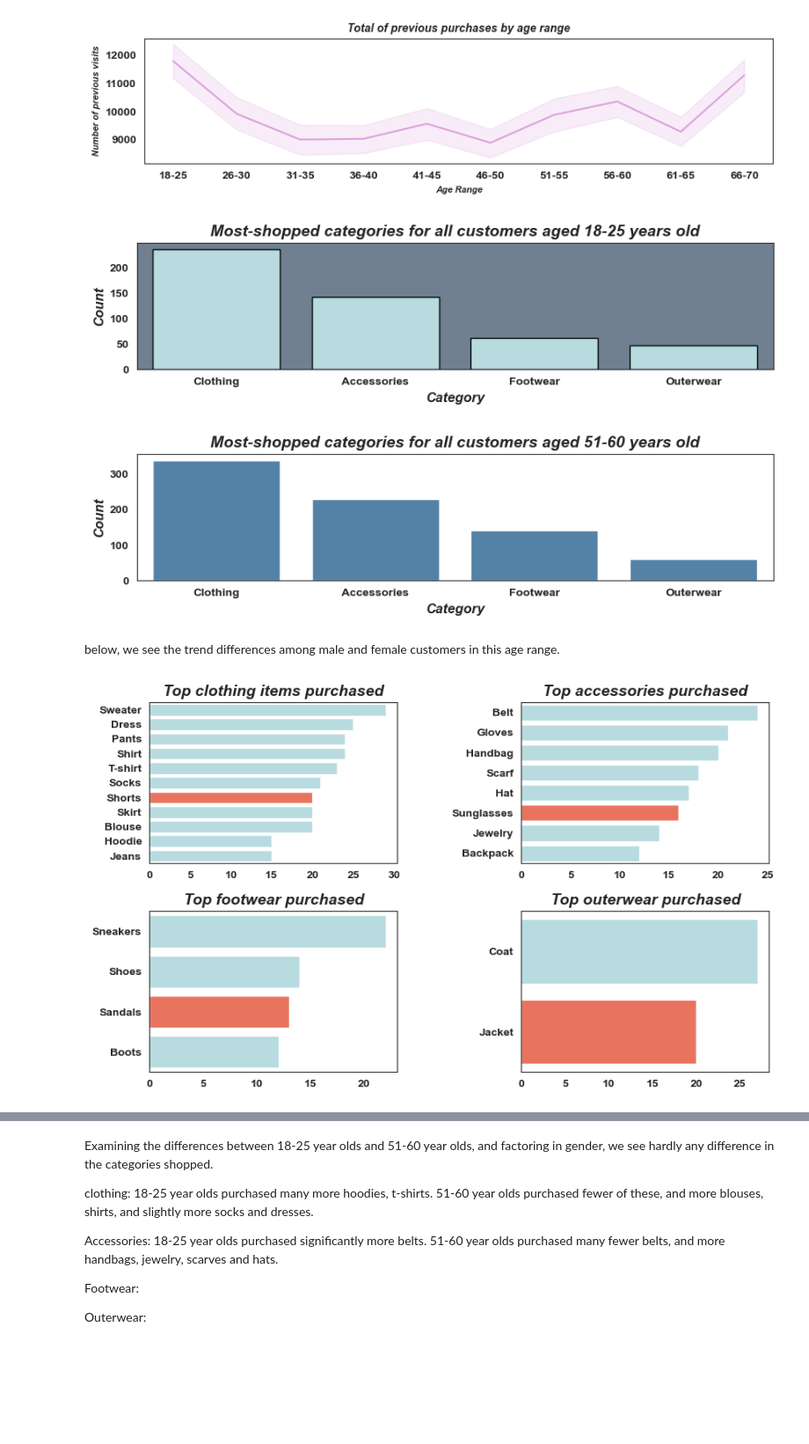
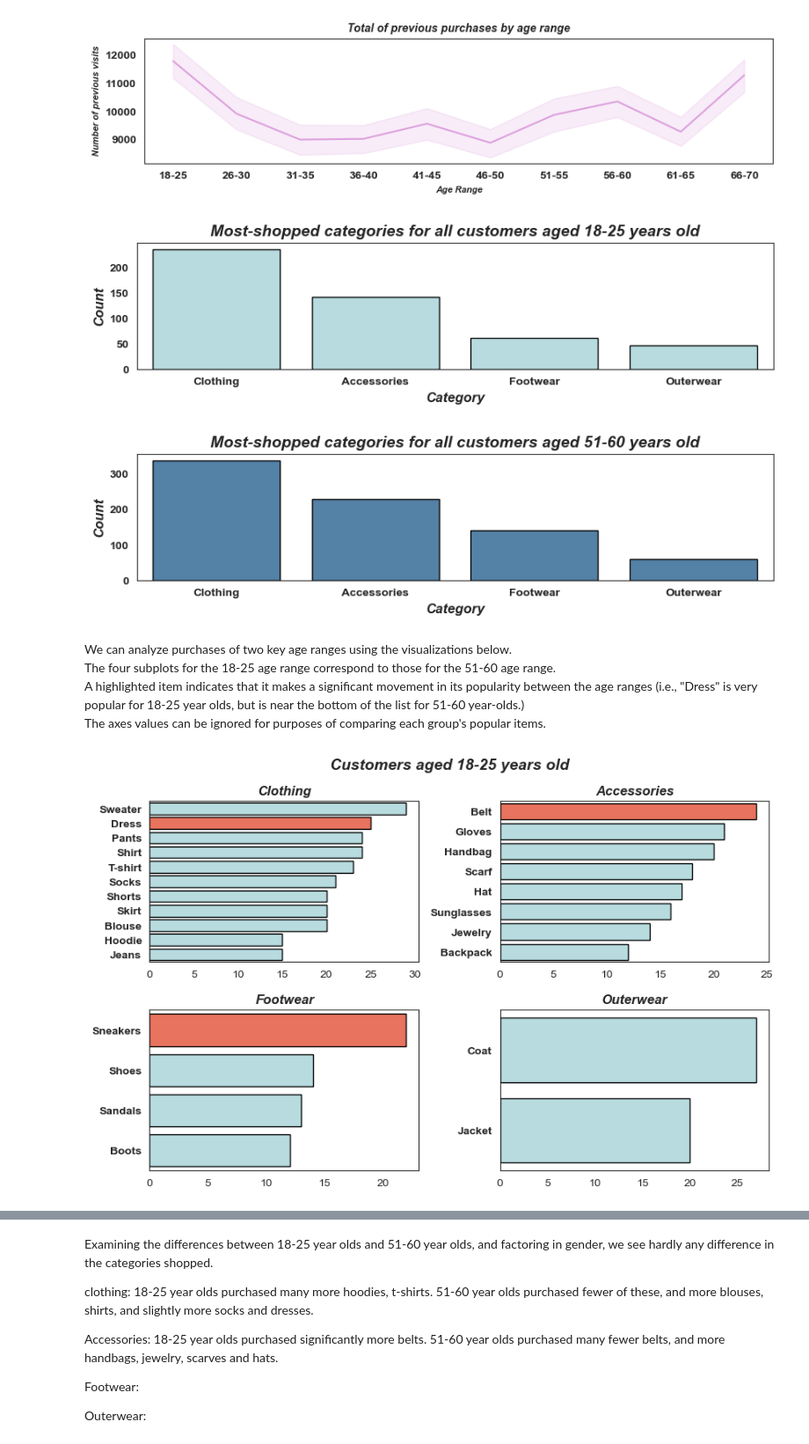
Before and after one commit to molly777yllom/DataDive3_DATA3500, a Jupyter notebook: shopping_trends.ipynb, the cells around one changed output, grey strips where cells are left out. Shown at 88% size. Saved outputs shown, nothing was run; the diff lists cells and outputs as text; code cells hidden in the pictures; blank space fills up the shorter version.

```diff
--- a/shopping_trends.ipynb
+++ b/shopping_trends.ipynb
@@ -316,10 +324,11 @@ category_percentage.columns = ['Category', 'Percentage']
 f, ax = plt.subplots(figsize=(10, 2))  # set up plot and styles
 plt.subplots_adjust(hspace=0.3, wspace=0.5)
 sns.set_style('white')
-sns.barplot(x="Category", y="Percentage", data=category_percentage, color='springgreen', ax=ax)  # create the plot
-ax.set_title('Percentage of total purchases, by category', fontsize=14, weight='bold', style='italic', y=1)  # set overall plot title
-ax.set_xlabel('Category', weight='bold', style='italic', size=12)# set y label
-ax.set_ylabel('Percentage of Purchases', weight='bold', style='italic', size=12)  # set x label
+sns.barplot(x="Category", y="Percentage", data=category_percentage, color='springgreen', edgecolor='black', ax=ax)  # create the plot
+ax.set_title('Most-shopped categories', fontsize=12, weight='bold', style='italic', y=1)  # set overall plot title
+ax.set_xlabel('Category', weight='bold', style='italic', size=10)# set y label
+ax.set_ylabel('Percentage\nof all\npurchases', weight='bold', style='italic', size=10, rotation=0)  # customize the y-axis label
+ax.get_yaxis().set_label_coords(-0.11,0.30)  # Adjust y-axis label position
 ax.set_facecolor('slategray')  # set background color
 for label in ax.get_xticklabels(): label.set_weight('bold')  # customize x-axis tick labels
 for label in ax.get_yticklabels(): label.set_weight('bold')  # customize y-axis tick labels
@@ -338,10 +347,11 @@ item_percentage.columns = ['Item Purchased', 'Percentage']
 f, ax = plt.subplots(figsize=(12, 2))  # set up plot and styles
 plt.subplots_adjust(hspace=0.3, wspace=0.5)
 sns.set_style('white')
-sns.barplot(x="Item Purchased", y="Percentage", data=item_percentage, color='paleturquoise', ax=ax)  # set up the barplot
-ax.set_title('Number of purchases by item, as a percentage', fontsize=14, weight='bold', style='italic', y=1)  # set overall plot title
-ax.set_xlabel('Item Purchased', weight='bold', style='italic', size=12)  # set y label
-ax.set_ylabel('Percentage of Purchases', weight='bold', style='italic', size=12)  # set x label
+sns.barplot(x="Item Purchased", y="Percentage", data=item_percentage, color='springgreen', edgecolor='black', ax=ax)  # set up the barplot
+ax.set_title('Most-purchased items', fontsize=12, weight='bold', style='italic', y=1)  # set overall plot title
+ax.set_xlabel('Item Purchased', weight='bold', style='italic', size=10)  # set y label
+ax.set_ylabel('Percentage\nof all\npurchases', weight='bold', style='italic', size=10, rotation=0)  # customize the y-axis label
+ax.get_yaxis().set_label_coords(-0.09,0.30)  # Adjust y-axis label position
 ax.set_facecolor('slategray')  # set background color
 ax.set_xticklabels(ax.get_xticklabels(), rotation=45, weight='bold')  # customize the x-axis tick labels
 for label in ax.get_yticklabels(): label.set_weight('bold')  # make y-axis tick labels bold
@@ -494,12 +504,12 @@ sns.countplot(x="Category", data=youngest, color='powderblue', edgecolor='black'
 ax.set_title('Most-shopped categories for all customers aged 18-25 years old', fontsize=14, weight='bold', style='italic', y=1)  # set a title
 ax.set_xlabel('Category', weight='bold', style='italic', size=12)  # customize x-axis label
 ax.set_ylabel('Count', weight='bold', style='italic', size=12)  # customize y-axis label
-ax.set_facecolor('slategray')  # set a background color
+ax.set_facecolor('white')  # set a background color
 for label in ax.get_xticklabels(): label.set_weight('bold')  # customize x-axis tick labels
 for label in ax.get_yticklabels(): label.set_weight('bold')  # customize y-axis tick labels
 plt.show()  # show the plot
 # %% [output]
-[figure, old version]
+[figure, new version]
 # %%
 # Plot: Most-shopped categories for customers aged 18-25 years
 second_highest_range = shopping.query("`Age Range` == '51-55' | `Age Range` == '56-60'")  # set up a filter for the next-most frequent aged shoppers (51-55 age range)
@@ -507,7 +517,7 @@ second_highest_range_order = second_highest_range['Category'].value_counts().ind
 f, ax = plt.subplots(figsize=(10, 2))  # set up plot and styles
 plt.subplots_adjust(hspace=0.3, wspace=0.5)
 sns.set_style('white')
-sns.countplot(x="Category", data=second_highest_range, color='steelblue', ax=ax, order=second_highest_range_order)  # set up the countplot
+sns.countplot(x="Category", data=second_highest_range, color='steelblue', ax=ax, edgecolor='black', order=second_highest_range_order)  # set up the countplot
 ax.set_title('Most-shopped categories for all customers aged 51-60 years old', fontsize=14, weight='bold', style='italic', y=1)  # set a title
 ax.set_xlabel('Category', weight='bold', style='italic', size=12)  # customize x-axis label
 ax.set_ylabel('Count', weight='bold', style='italic', size=12)  # customize y-axis label
@@ -516,12 +526,14 @@ for label in ax.get_xticklabels(): label.set_weight('bold')  # customize x-axis
 for label in ax.get_yticklabels(): label.set_weight('bold')  # customize y-axis tick labels
 plt.show()  # show the plot
 # %% [output]
-[figure, old version]
+[figure, new version]
-# %% [markdown]
-below, we see the trend differences among male and female customers in this age range.
+# %% [markdown]
+We can analyze purchases of two key age ranges using the visualizations below.
+The four subplots for the 18-25 age range correspond to those for the 51-60 age range.
+A highlighted item indicates that it makes a significant movement in its popularity between the age ranges (i.e., "Dress" is very popular for 18-25 year olds, but is near the bottom of the list for 51-60 year-olds.)
+The axes values can be ignored for purposes of comparing each group's popular items.
 # %%
 # Plot: Most-shopped items within each category, for customers aged 18-25 years old
-
 youngest_clothing = youngest.query("Category == 'Clothing'")  # create filter for each category for 18-25 age range
 youngest_accessories = youngest.query("Category == 'Accessories'")
 youngest_footwear = youngest.query("Category == 'Footwear'")
@@ -551,10 +563,10 @@ default_color_second_highest_range = 'steelblue'     # default color the bars fo
 highlight_color = 'tomato'                           # highlight color
 
 # items to highlight
-highlighted_clothing_item = 'Shorts'            # item to highlight
-highlighted_accessories_item = 'Sunglasses'     # item to highlight
-highlighted_footwear_item = 'Sandals'           # item to highlight
-highlighted_outerwear_item = 'Jacket'           # item to highlight
+highlighted_clothing_item = 'Dress'            # item to highlight
+highlighted_accessories_item = 'Belt'     # item to highlight
+highlighted_footwear_item = 'Sneakers'           # item to highlight
+highlighted_outerwear_item = ''           # item to highlight
 
 # clothing
 youngest_colors = [highlight_color if item == highlighted_clothing_item else default_color for item in clothing_items]  # iterate and add to list
@@ -565,47 +577,44 @@ second_highest_range_colors_accessories = [highlight_color if item == highlighte
 # footwear
 youngest_colors_footwear = [highlight_color if item == highlighted_footwear_item else default_color for item in footwear_items]  # iterate and add to list
 second_highest_range_colors_footwear = [highlight_color if item == highlighted_footwear_item else default_color_second_highest_range for item in second_highest_range_footwear_items]
 # outerwear
 youngest_colors_outerwear = [highlight_color if item == highlighted_outerwear_item else default_color for item in outerwear_items]  # iterate and add to list
 second_highest_range_colors_outerwear = [highlight_color if item == highlighted_outerwear_item else default_color_second_highest_range for item in second_highest_range_outerwear_items]
 
 f, ax = plt.subplots(2, 2, figsize=(10, 6))  # set up the plots and styles
-plt.subplots_adjust(hspace=0.3, wspace=0.5)
+plt.subplots_adjust(hspace=0.3, wspace=0.3)
 sns.set_style('white')
-sns.countplot(y="Item Purchased", data=youngest, palette=youngest_colors, order=clothing_items, ax=ax[0,0])  # set up the countplot for clothing
-ax[0,0].set_title('Top clothing items purchased', fontsize=14, weight='bold', style='italic', y=1)  # set up the clothing plot's title
+sns.countplot(y="Item Purchased", data=youngest, palette=youngest_colors, order=clothing_items, edgecolor='black', ax=ax[0,0])  # set up the countplot for clothing
+ax[0,0].set_title('Clothing', fontsize=12, weight='bold', style='italic', y=1)  # set up the clothing plot's title
 ax[0,0].set_xlabel('', weight='bold', style='italic', size=12)  # customize the clothing plot's x-axis label
 ax[0,0].set_ylabel('', weight='bold', style='italic', size=12)  # customize the clothing plot's y-axis label
 ax[0,0].set_facecolor('white')  # clothing plot's background color
-for label in ax[0,0].get_xticklabels(): label.set_weight('bold')  # set up the clothing plot's x-axis tick labels
 for label in ax[0,0].get_yticklabels(): label.set_weight('bold')  # set up the clothing plot's y-axis tick labels
 
-sns.countplot(y="Item Purchased", data=youngest_accessories, palette=youngest_colors_accessories, order=accessories_items,  ax=ax[0,1])  # set up the countplot for accessories
-ax[0,1].set_title('Top accessories purchased', fontsize=14, weight='bold', style='italic', y=1)  # set up the accessories' plot's title
+sns.countplot(y="Item Purchased", data=youngest_accessories, palette=youngest_colors_accessories, edgecolor='black', order=accessories_items,  ax=ax[0,1])  # set up the countplot for accessories
+ax[0,1].set_title('Accessories', fontsize=12, weight='bold', style='italic', y=1)  # set up the accessories' plot's title
 ax[0,1].set_xlabel('', weight='bold', style='italic', size=12)  # customize the accessories' plot's x-axis label
 ax[0,1].set_ylabel('', weight='bold', style='italic', size=12)  # customize the accessories' plot's y-axis label
 ax[0,1].set_facecolor('white')  # accessories' plot's background color
-for label in ax[0,1].get_xticklabels(): label.set_weight('bold')  # set up the accessories' plot's x-axis tick labels
 for label in ax[0,1].get_yticklabels(): label.set_weight('bold')  # set up the accessories' plot's y-axis tick labels
 
-sns.countplot(y="Item Purchased", data=youngest_footwear, palette=youngest_colors_footwear, order=footwear_items,  ax=ax[1,0])  # set up the countplot for footwear
-ax[1,0].set_title('Top footwear purchased', fontsize=14, weight='bold', style='italic', y=1)  # set up the footwear plot's title
+sns.countplot(y="Item Purchased", data=youngest_footwear, palette=youngest_colors_footwear, edgecolor='black', order=footwear_items,  ax=ax[1,0])  # set up the countplot for footwear
+ax[1,0].set_title('Footwear', fontsize=12, weight='bold', style='italic', y=1)  # set up the footwear plot's title
 ax[1,0].set_xlabel('', weight='bold', style='italic', size=12)  # customize the footwear plot's x-axis label
 ax[1,0].set_ylabel('', weight='bold', style='italic', size=12)  # customize the footwear plot's y-axis label
 ax[1,0].set_facecolor('white')  # footwear plot's background color
-for label in ax[1,0].get_xticklabels(): label.set_weight('bold')  # set up the footwear plot's x-axis tick labels
 for label in ax[1,0].get_yticklabels(): label.set_weight('bold')  # set up the footwear plot's y-axis tick labels
 
-sns.countplot(y="Item Purchased", data=youngest_outerwear, palette=youngest_colors_outerwear, order=outerwear_items, ax=ax[1,1])  # set up the countplot for outerwear
-ax[1,1].set_title('Top outerwear purchased', fontsize=14, weight='bold', style='italic', y=1)  # set up the outerwear plot's title
+sns.countplot(y="Item Purchased", data=youngest_outerwear, palette=youngest_colors_outerwear, edgecolor='black', order=outerwear_items, ax=ax[1,1])  # set up the countplot for outerwear
+ax[1,1].set_title('Outerwear', fontsize=12, weight='bold', style='italic', y=1)  # set up the outerwear plot's title
 ax[1,1].set_xlabel('', weight='bold', style='italic', size=12)  # customize the outerwear plot's x-axis label
 ax[1,1].set_ylabel('', weight='bold', style='italic', size=12)  # customize the outerwear plot's y-axis label
 ax[1,1].set_facecolor('white')  # outerwear plot's background color
-for label in ax[1,1].get_xticklabels(): label.set_weight('bold')  # set up the outerwear plot's x-axis tick labels
 for label in ax[1,1].get_yticklabels(): label.set_weight('bold')  # set up the outerwear plot's y-axis tick labels
+plt.gcf().suptitle('Customers aged 18-25 years old', fontsize=14, y=0.97, weight='bold', style='italic')  # set a main title using suptitle
 plt.show()  # show the plots
 # %% [output]
-[figure, old version]
+[figure, new version]
 # %%
 # Plots: Most-shopped items within each category, for customers aged 51-55 years old
 second_highest_range_clothing = second_highest_range.query("Category == 'Clothing'")  # create filter for each category for 51-55 age range
```
Also changed, not shown: parts of 18 cells of this notebook, 1 other file.
